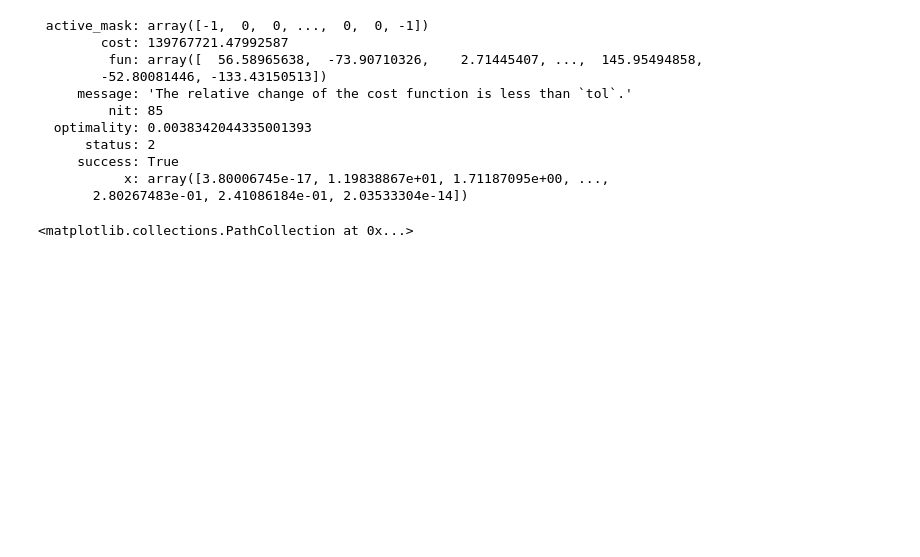
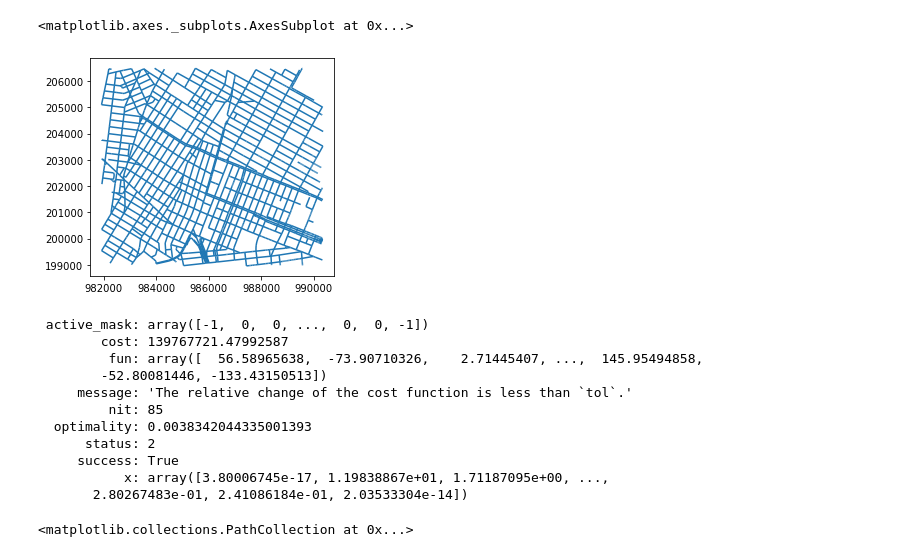
Before and after one commit to ttaylorok/nyc_taxis, a Jupyter notebook: create_network_v2.ipynb, the cells around one changed output. Drawn from its saved outputs; the diff is of its cells as text; code cells hidden in the pictures; blank space fills up the shorter version.

```diff
--- a/create_network_v2.ipynb
+++ b/create_network_v2.ipynb
@@ -35,3 +144,23 @@ lion_filt.set_index(['node_low','node_high'], inplace = True)
+# %%
+#lion_filt[lion_filt['rw_type'] == 6]
+#list(lion_clipped.columns)
+#n = (lion_filt['rw_type'] == 6).to_numpy()
+#lion_filt.iloc[n]
+lion_clipped.dtypes #[lion_clipped['rw_type'] == 6]
+
+lion_filt['feature_filt'] = lion_filt.apply(lambda x : (x['featuretyp'].strip() == '0') \
+                                            and ((x['rw_type'].strip() == '1')
+                                                 or (x['rw_type'].strip() == '2')
+                                                 or (x['rw_type'].strip() == '3')
+                                                 or (x['rw_type'].strip() == '4'))
+                                            and (x['segmenttyp'] != 'G')
+                                            and (x['segmenttyp'] != 'F'), axis = 1)
+# %%
+lion_filt2 = lion_filt[lion_filt['feature_filt']]
+lion_filt2.plot()
+# %% [output]
+<matplotlib.axes._subplots.AxesSubplot at 0x...>
+[figure, added]
 # %%
 G = nx.Graph()
 G.add_nodes_from(nodes_clipped['nodeid'].astype(int))
```
Also changed, not shown: parts of 14 cells of this notebook.
